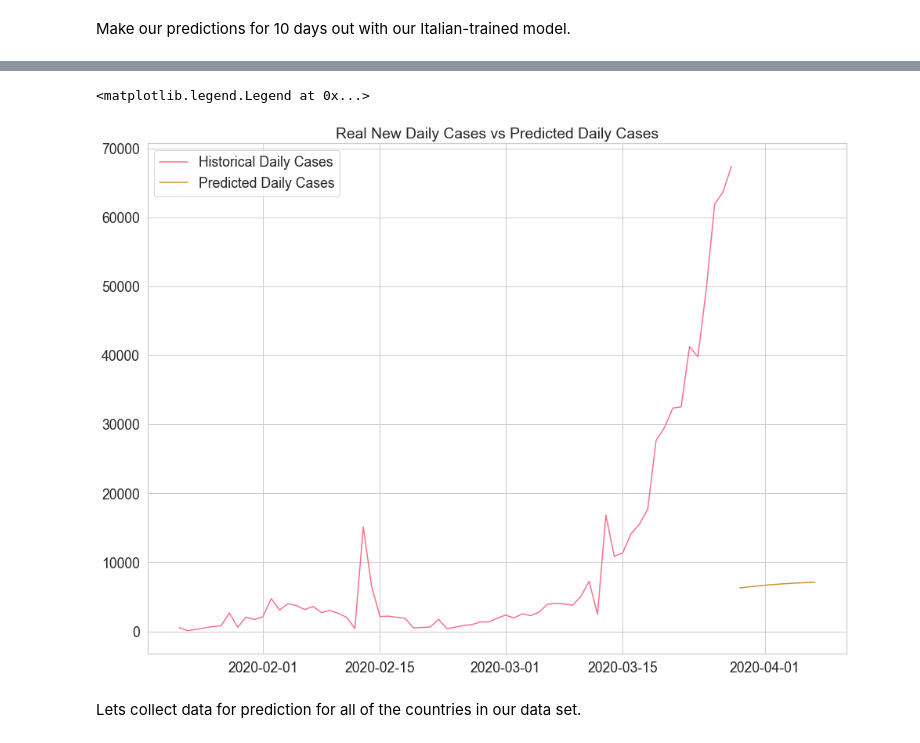
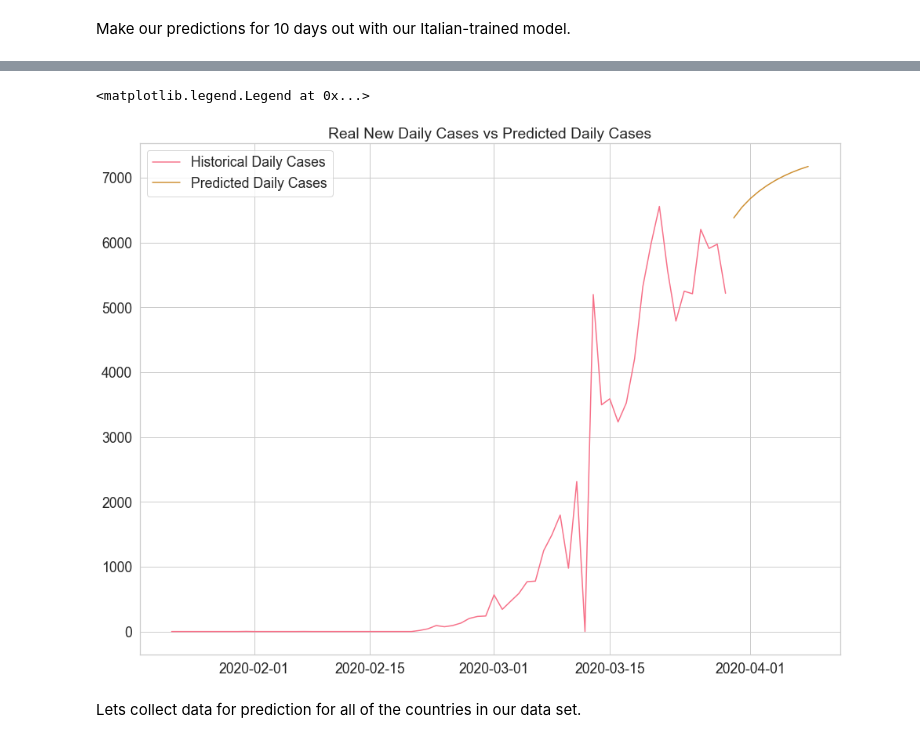
Before and after one commit to dkeogh1/time-series-covid, a Jupyter notebook: LSTM_covid_cases.ipynb, the cells around one changed output, grey strips where cells are left out. Cells and saved outputs as stored; diff of their text form; code cells hidden in the pictures.

```diff
--- a/LSTM_covid_cases.ipynb
+++ b/LSTM_covid_cases.ipynb
@@ -513,11 +513,11 @@ plt.legend()
 # %%
-plt.plot(world_data_loader.df, label='Historical Daily Cases')
+plt.plot(italy_data_loader.df, label='Historical Daily Cases')
 plt.plot(predicted_cases, label='Predicted Daily Cases')
 plt.title('Real New Daily Cases vs Predicted Daily Cases')
 plt.legend()
 # %% [output]
 <matplotlib.legend.Legend at 0x...>
-[figure, old version]
+[figure, new version]
 # %% [markdown]
 Lets collect data for prediction for all of the countries in our data set.
 # %% [markdown]
```
Also changed, not shown: parts of 20 cells of this notebook, 2 other files.
